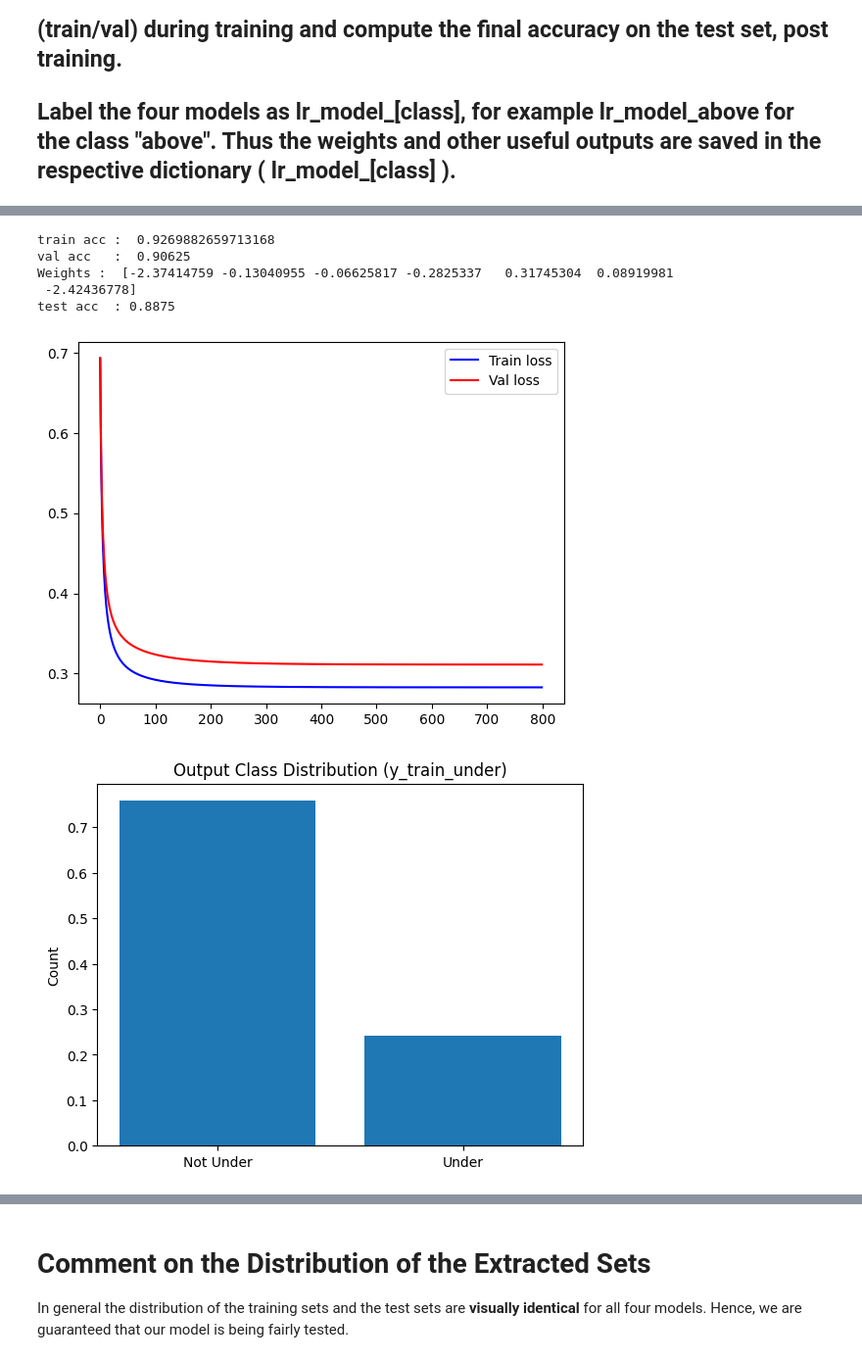
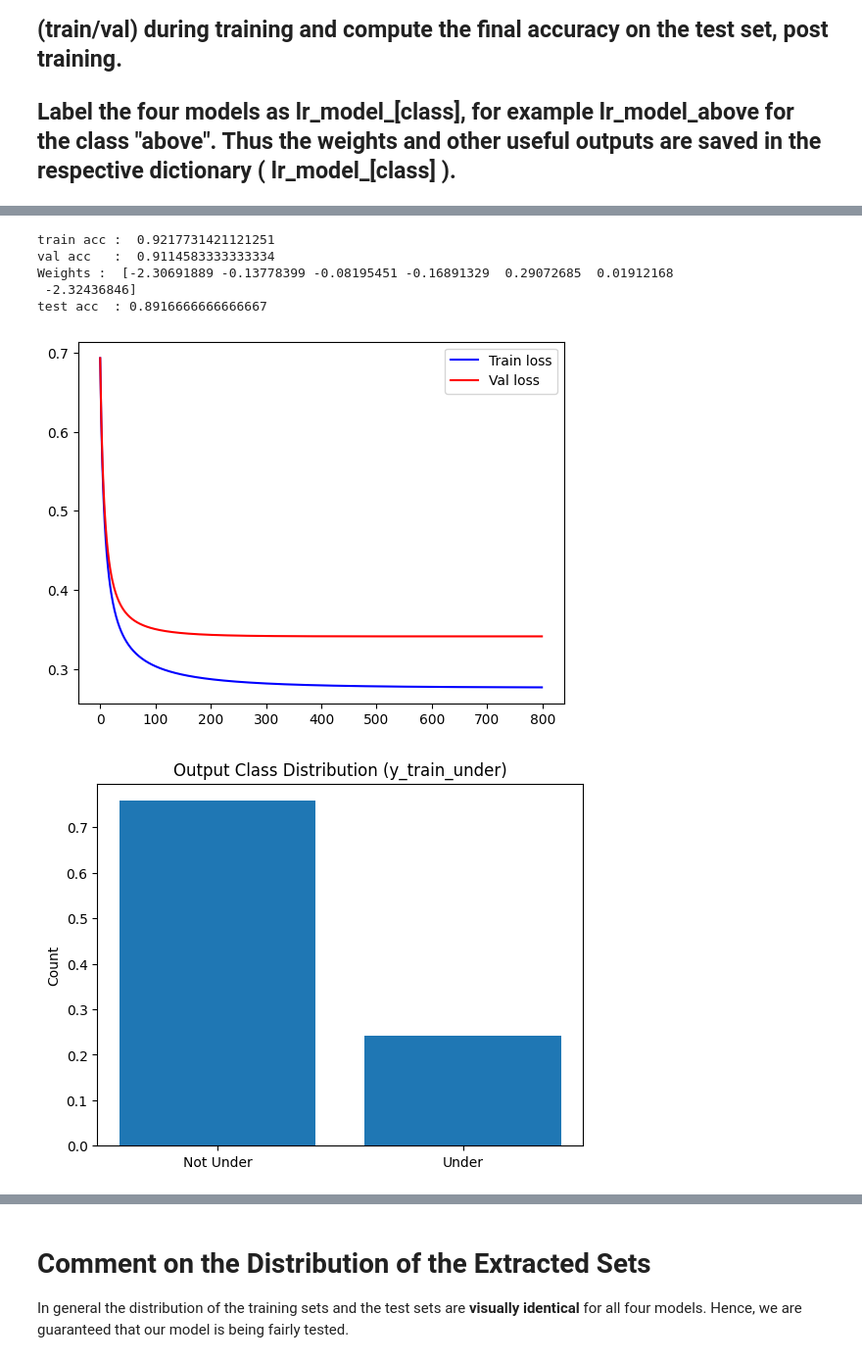
Before and after one commit to JuanScerriE/cce2502-pr-ml, a Jupyter notebook: assignment-2/CCE2502_Assignment_II_2022_2023.ipynb, the cells around one changed output, grey strips where cells are left out. Shown at 98% size. Drawn from its saved outputs; the diff is of its cells as text; code cells hidden in the pictures.

```diff
--- a/assignment-2/CCE2502_Assignment_II_2022_2023.ipynb
+++ b/assignment-2/CCE2502_Assignment_II_2022_2023.ipynb
@@ -454,24 +454,24 @@ test acc  : 0.9333333333333333
 [figure]
 [figure]
 # %%
-lr_model_under = lr_train_model(X_train_under, y_train_under, no_iterations=800, alpha=1, phi=0.004)
+lr_model_under = lr_train_model(X_train_under, y_train_under, no_iterations=800, alpha=0.5, phi=0.0075)
 display_results(lr_model_under)
 
 # print test accuracy for "under"
 X_test_under, y_test_under = extract_data(X_test, y_test, label_encode['under'])
 test_under_acc = get_accuracy(lr_model_under["weights"], X_test_under, y_test_under)
 print('test acc  :', test_under_acc)
 
 # plot extracted data distribution for "under"
 plot_bar_chart(y_train_under, ylabel='Count', labels=('Not Under', 'Under'), title='Output Class Distribution (y_train_under)')
 plot_bar_chart(y_test_under, ylabel='Count', labels=('Not Under', 'Under'), title='Output Class Distribution (y_test_under)')
 # %% [output]
-train acc :  0.9269882659713168
-val acc   :  0.90625
-Weights :  [-2.37414759 -0.13040955 -0.06625817 -0.2825337   0.31745304  0.08919981
- -2.42436778]
-test acc  : 0.8875
+train acc :  0.9217731421121251
+val acc   :  0.9114583333333334
+Weights :  [-2.30691889 -0.13778399 -0.08195451 -0.16891329  0.29072685  0.01912168
+ -2.32436846]
+test acc  : 0.8916666666666667
-[figure, old version]
+[figure, new version]
 [figure]
 [figure]
 # %%
```
Also changed, not shown: parts of 17 cells of this notebook.
